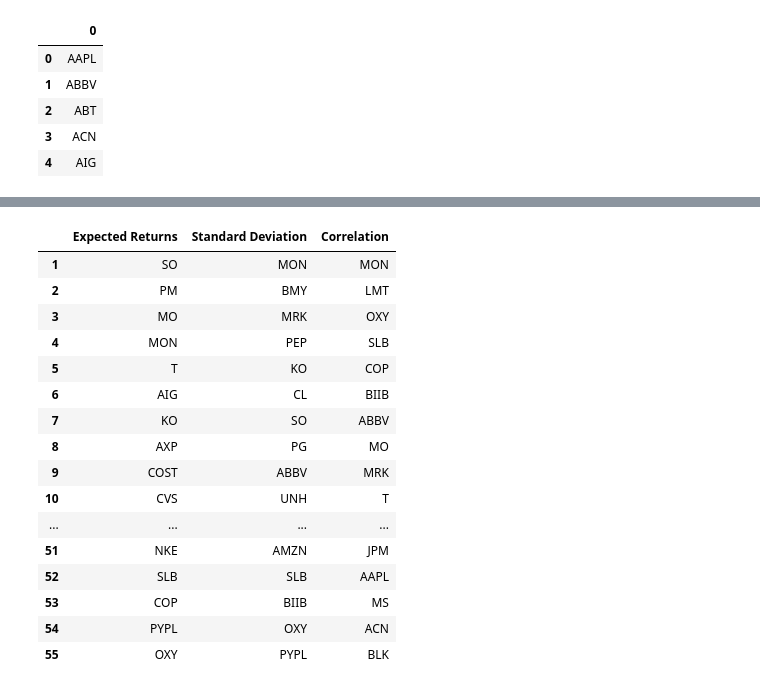
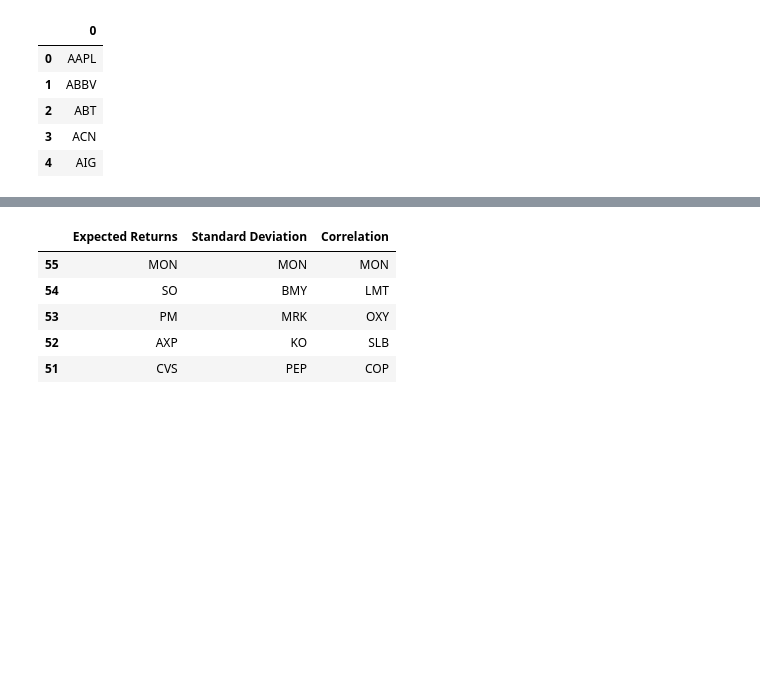
Before and after one commit to richardsha19/portfolio-manager, a Jupyter notebook: Main.ipynb, the cells around one changed output, grey strips where cells are left out. Drawn from its saved outputs; the diff is of its cells as text; code cells hidden in the pictures; blank space fills up the shorter version.

```diff
--- a/Main.ipynb
+++ b/Main.ipynb
@@ -281,42 +213,33 @@ correlation_from_0
 # %%
 points_system = pd.DataFrame()
 expected_lst = []
 std_deviation_lst = []
 correlation_lst = []
 
 for i in expected_return_sorted:
     expected_lst.append(i[0])
 
 for i in std_lst:
     std_deviation_lst.append(i[0])
 
 for i in correlation_from_0:
     correlation_lst.append(i[0])
 
 points_system['Expected Returns'] = expected_lst
 points_system['Standard Deviation'] = std_deviation_lst
 points_system['Correlation'] = correlation_lst
 points_system.index += 1
 
-points_system
+points_system = points_system.set_index([points_system.index[::-1]])
+
+points_system.head()
 # %% [output]
 |  | Expected Returns | Standard Deviation | Correlation |
-| 1 | SO | MON | MON |
-| 2 | PM | BMY | LMT |
-| 3 | MO | MRK | OXY |
-| 4 | MON | PEP | SLB |
-| 5 | T | KO | COP |
-| 6 | AIG | CL | BIIB |
-| 7 | KO | SO | ABBV |
-| 8 | AXP | PG | MO |
-| 9 | COST | ABBV | MRK |
-| 10 | CVS | UNH | T |
-| ... | ... | ... | ... |
-| 51 | NKE | AMZN | JPM |
-| 52 | SLB | SLB | AAPL |
-| 53 | COP | BIIB | MS |
-| 54 | PYPL | OXY | ACN |
-| 55 | OXY | PYPL | BLK |
+| 55 | MON | MON | MON |
+| 54 | SO | BMY | LMT |
+| 53 | PM | MRK | OXY |
+| 52 | AXP | KO | SLB |
+| 51 | CVS | PEP | COP |
 # %%
 score = pd.DataFrame()
 
```
Also changed, not shown: parts of 11 cells of this notebook.
